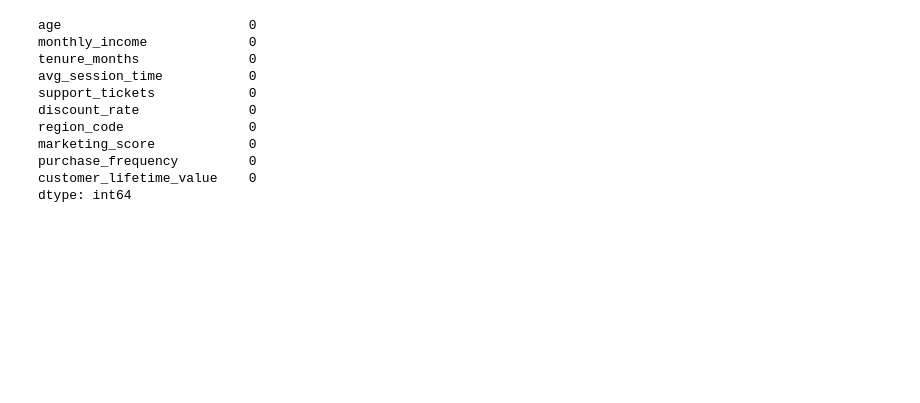
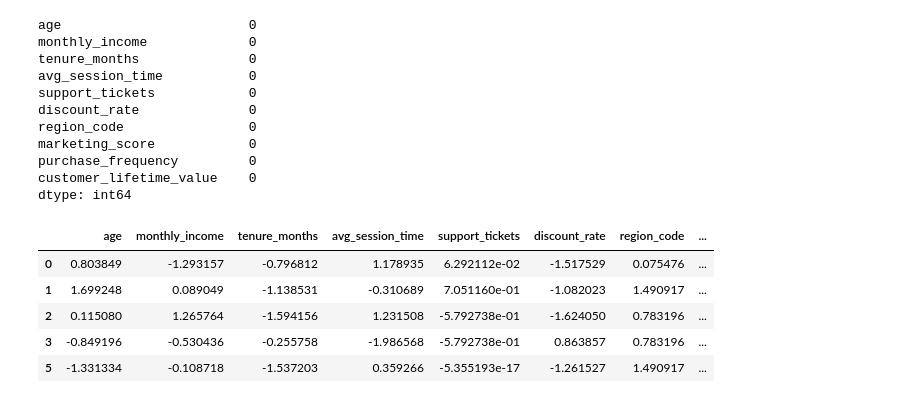
Before and after one commit to Md-Maruf-1727/Machine-Learning-Algorithms, a Jupyter notebook: Regularization (not a algorithm) technique/Customer sales prediction/code.ipynb, the cells around one changed output. Cells and saved outputs as stored; diff of their text form; code cells hidden in the pictures; blank space fills up the shorter version.

```diff
--- a/Regularization (not a algorithm) technique/Customer sales prediction/code.ipynb
+++ b/Regularization (not a algorithm) technique/Customer sales prediction/code.ipynb
@@ -334,3 +336,21 @@ marketing_score            0
 purchase_frequency         0
 customer_lifetime_value    0
 dtype: int64
+# %%
+# feature scalling
+sel_columns3 = df.drop(['customer_lifetime_value'], axis=1)
+# %%
+scaler = StandardScaler()
+# %%
+# standerd scalling
+for col12 in sel_columns3:
+    df[col12] = scaler.fit_transform(df[[col12]])
+# %%
+df.head()
+# %% [output]
+|  | age | monthly_income | tenure_months | avg_session_time | support_tickets | discount_rate | region_code | ... |
+| 0 | 0.803849 | -1.293157 | -0.796812 | 1.178935 | 6.292112e-02 | -1.517529 | 0.075476 | ... |
+| 1 | 1.699248 | 0.089049 | -1.138531 | -0.310689 | 7.051160e-01 | -1.082023 | 1.490917 | ... |
+| 2 | 0.115080 | 1.265764 | -1.594156 | 1.231508 | -5.792738e-01 | -1.624050 | 0.783196 | ... |
+| 3 | -0.849196 | -0.530436 | -0.255758 | -1.986568 | -5.792738e-01 | 0.863857 | 0.783196 | ... |
+| 5 | -1.331334 | -0.108718 | -1.537203 | 0.359266 | -5.355193e-17 | -1.261527 | 1.490917 | ... |
```
Also changed, not shown: parts of 5 cells of this notebook.
